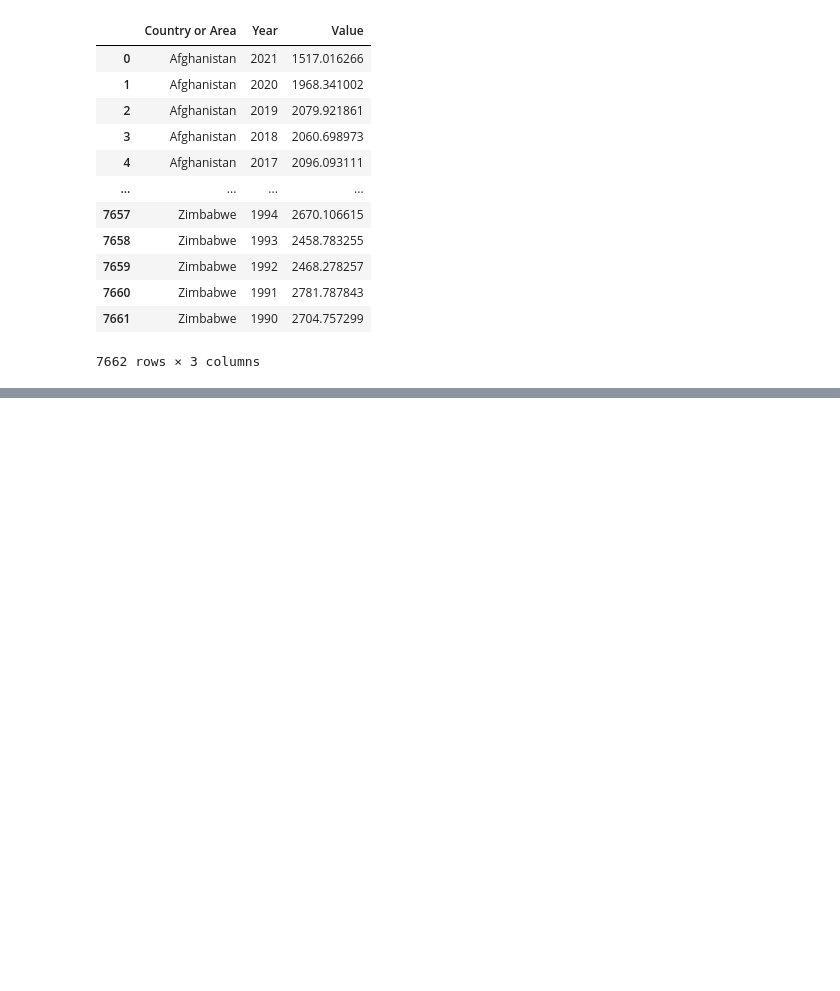
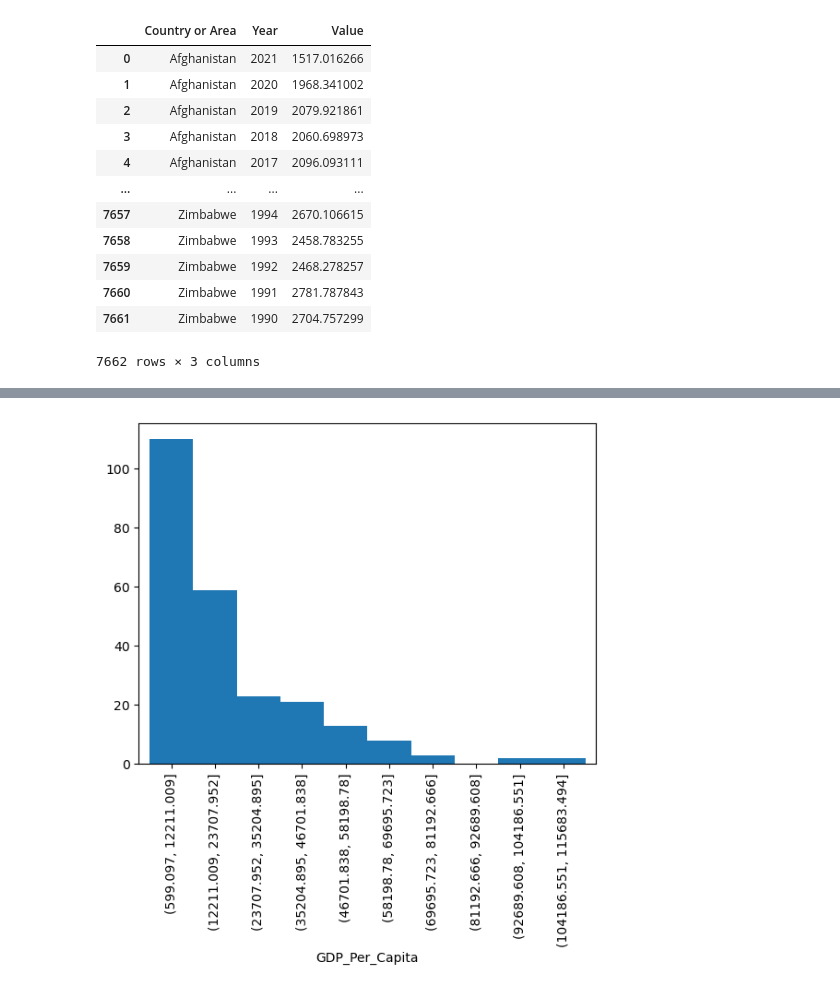
Before and after one commit to nss-data-science-cohort-8/un-exploration-ndpawar1981, a Jupyter notebook: Notebooks/UN_Data_Exploration.ipynb, the cells around one changed output, grey strips where cells are left out. Drawn from its saved outputs; the diff is of its cells as text; code cells hidden in the pictures; blank space fills up the shorter version.

```diff
--- a/Notebooks/UN_Data_Exploration.ipynb
+++ b/Notebooks/UN_Data_Exploration.ipynb
@@ -96,4 +96,4 @@ gdp_df
 | 7661 | Zimbabwe | 1990 | 2704.757299 |
 7662 rows × 3 columns
 # %%
-gdp_df.rename(columns={"Country or Area": "Country", "Value": "GDP_Per_Capita"})
+gdp_df = gdp_df.rename(columns={"Country or Area": "Country", "Value": "GDP_Per_Capita"})
@@ -132,0 +217,2 @@ memory usage: 179.7+ KB
+# %%
+ gdp_2021 = gdp_df[gdp_df['Year'] == 2021]
@@ -132,0 +268,4 @@ memory usage: 179.7+ KB
+# %%
+pd.cut(gdp_2021['GDP_Per_Capita'], bins=10).value_counts(sort=False).plot(kind="bar", width=1);
+# %% [output]
+[figure, added]
```
Also changed, not shown: parts of 41 cells of this notebook.
